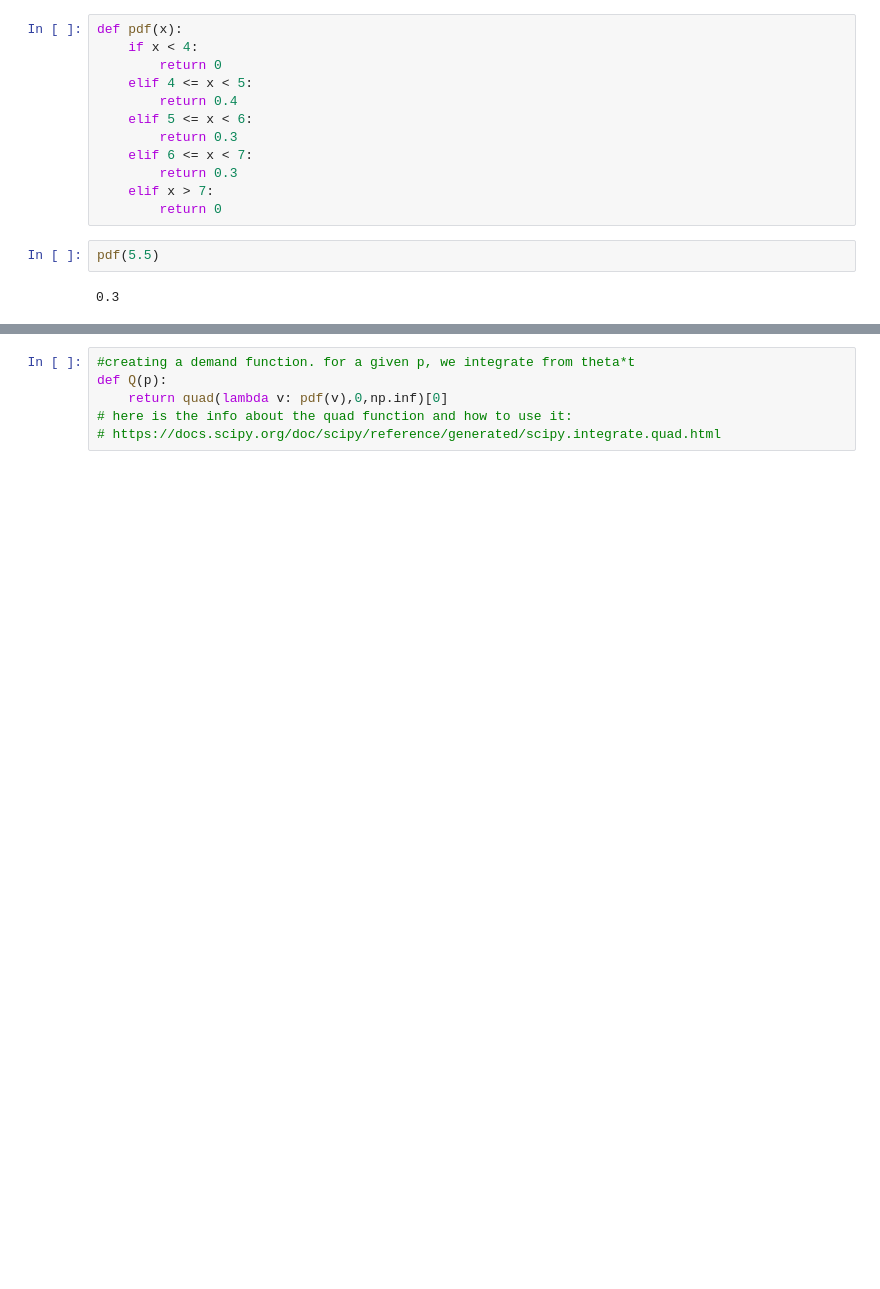
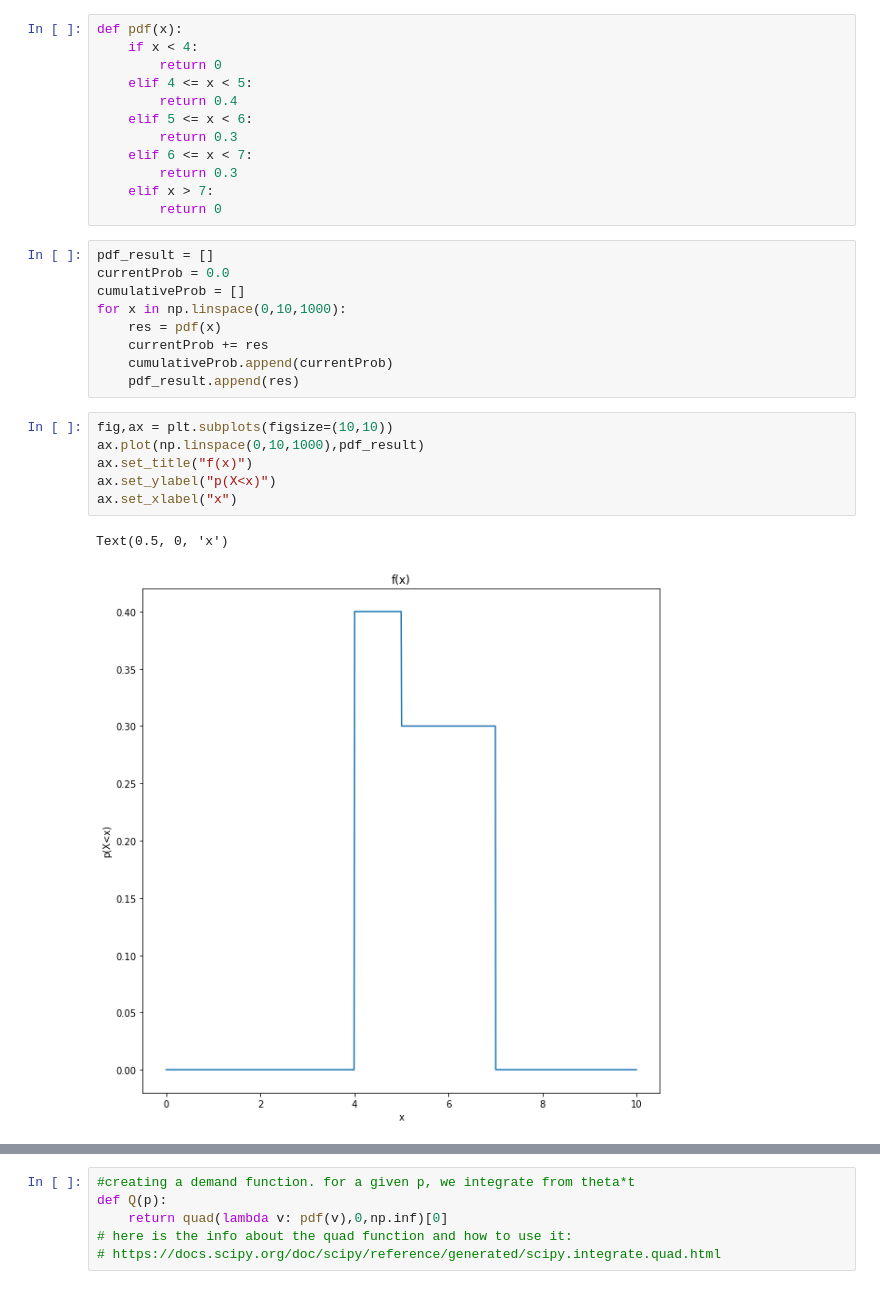
Before and after one commit to noahgarfinkle/Spring2020, a Jupyter notebook: CEE 598 Uncertainty Quantification/Assignments/Assignment 1.ipynb, the cells around one changed output, grey strips where cells are left out. Cells and saved outputs as stored; diff of their text form; blank space fills up the shorter version.

```diff
--- a/CEE 598 Uncertainty Quantification/Assignments/Assignment 1.ipynb
+++ b/CEE 598 Uncertainty Quantification/Assignments/Assignment 1.ipynb
@@ -60,7 +77,21 @@ def pdf(x):
         return 0.3
     elif x > 7:
         return 0
-# %%
-pdf(5.5)
-# %% [output]
-0.3
+# %%
+pdf_result = []
+currentProb = 0.0
+cumulativeProb = []
+for x in np.linspace(0,10,1000):
+    res = pdf(x)
+    currentProb += res
+    cumulativeProb.append(currentProb)
+    pdf_result.append(res)
+# %%
+fig,ax = plt.subplots(figsize=(10,10))
+ax.plot(np.linspace(0,10,1000),pdf_result)
+ax.set_title("f(x)")
+ax.set_ylabel("p(X<x)")
+ax.set_xlabel("x")
+# %% [output]
+Text(0.5, 0, 'x')
+[figure, added]
```
Also changed, not shown: parts of 8 cells of this notebook, 1 other file.
